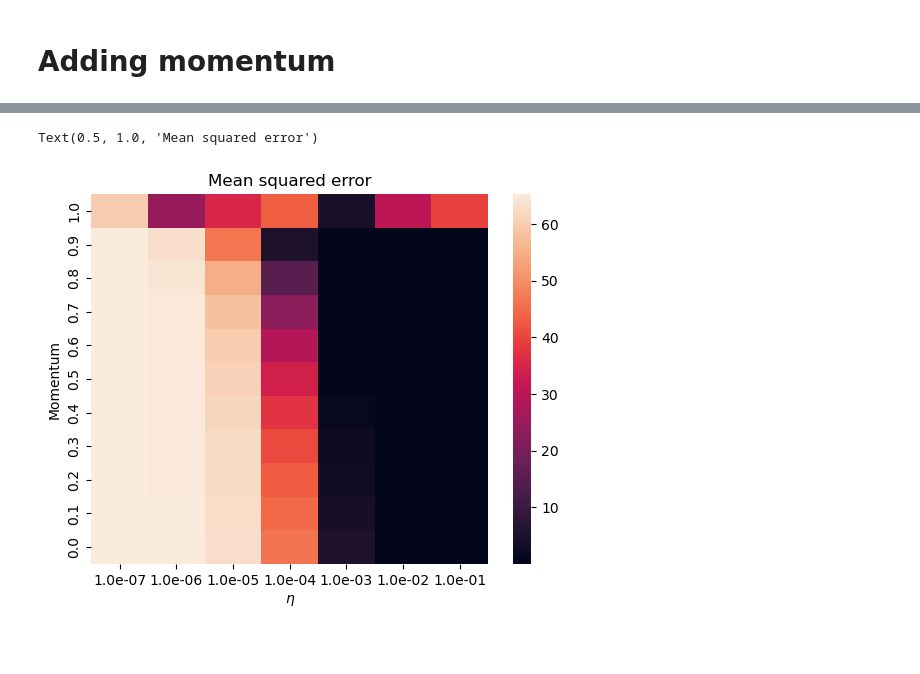
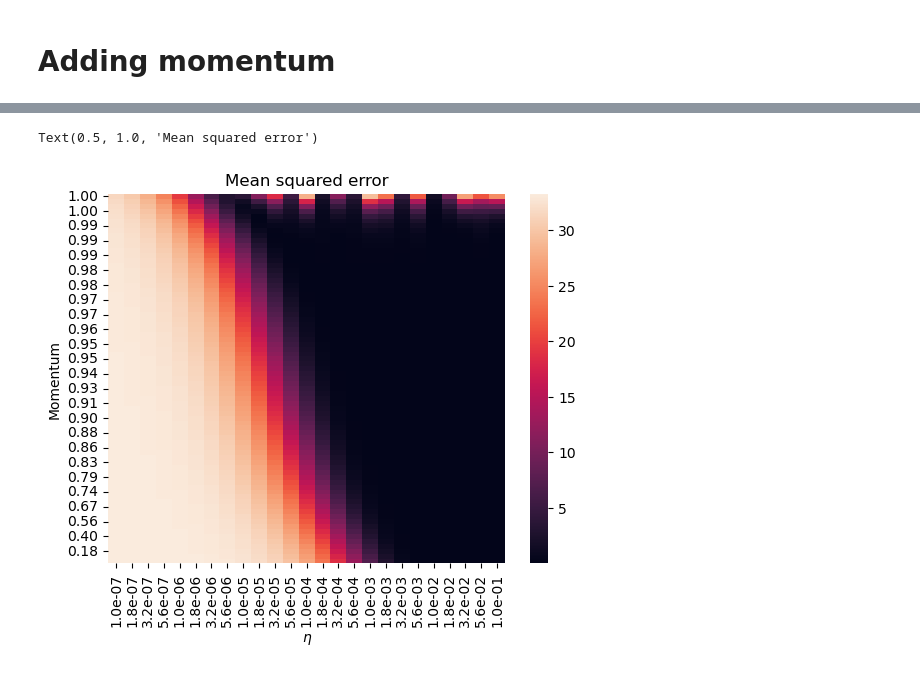
Before and after one commit to augustfe/FYSSTK, a Jupyter notebook: Project2/src/gradient_analysis.ipynb, the cells around one changed output, grey strips where cells are left out. Cells and saved outputs as stored; diff of their text form; code cells hidden in the pictures; blank space fills up the shorter version.

```diff
--- a/Project2/src/gradient_analysis.ipynb
+++ b/Project2/src/gradient_analysis.ipynb
@@ -53,14 +55,16 @@ plt.show()
 # %%
 n_points = 75
 theta_arr = snp.zeros((n_points, 3))
+error_arr = snp.zeros((n_points, n_epochs))
 eta_arr = np.logspace(-5, -0.75, n_points)
+
 base_theta = snp.random.randn(3)
-
 for i, eta in enumerate(eta_arr):
     scheduler = Constant(eta)
     Gradient = Gradients(n, x_vals, y_vals, model="OLS", method="analytic", scheduler=scheduler)
     theta = Gradient.GradientDescent(base_theta, n_epochs)
     theta_arr[i, :] = theta
+    error_arr[i, :] = Gradient.errors
 # %%
 def plot_thetas(theta_arr, x_vals, xscale="linear"):
     "Plots the first three values of theta"
@@ -133,22 +169,24 @@ plot_pred_per_eta(xnew, ynew_vals, eta_arr)
 from Schedules import Momentum
 # %%
 n_epochs = 500
-n = 200
+n = 100
 x_vals = snp.random.randn(n)
 y_vals = simple_poly(x_vals) + snp.random.randn(n)
-etas = np.logspace(-5, -1, 5, dtype=np.float64)
+etas = snp.logspace(-5, -1, 5, dtype=np.float64)
 theta = snp.random.randn(3)
 
-xnew = np.linspace(-2, 2, 100)
+xnew = snp.linspace(-2, 2, n)
 
 thetas = []
 base_theta = snp.random.randn(3)
+error_arr = []
 
 for eta in etas:
     scheduler = Momentum(eta, 0.1)
     Gradient = Gradients(n, x_vals, y_vals, model="OLS", method="analytic", scheduler=scheduler)
     theta = Gradient.GradientDescent(base_theta, n_epochs)
     thetas.append(theta)
+    error_arr.append(Gradient.errors)
 
 for eta, theta in zip(etas, thetas):
     ynew = Gradient.predict(xnew, theta)
@@ -165,6 +203,7 @@ plt.show()
 # %%
 # n_points = 200
-# theta_arr = snp.zeros((n_points, 3))
+theta_arr = snp.zeros((n_points, 3))
+error_arr = snp.zeros((n_points, n_epochs))
 # snp.random.seed(2018)
 
 # x_vals = snp.random.randn(n)
@@ -173,10 +212,11 @@ plt.show()
 # base_theta = snp.random.randn(3)
 # n_epochs = 500
 
-moment_arr = np.linspace(0, 1, n_points)
+moment_arr = snp.linspace(1/n_points, 1, n_points)
 
 for i, moment in enumerate(moment_arr):
     scheduler = Momentum(0.001, moment)
     Gradient = Gradients(n, x_vals, y_vals, model="OLS", method="analytic", scheduler=scheduler)
     theta = Gradient.GradientDescent(base_theta, n_epochs)
     theta_arr[i, :] = theta
+    error_arr[i, :] = Gradient.errors
@@ -194,13 +244,15 @@ Text(0.5, 1.0, 'Values for $\\theta$ for momentum (500 epochs)')
 # %%
 from sklearn.metrics import mean_squared_error
 from Schedules import Momentum
-from Gradient_copy import Gradients
+from Gradients import Gradients
 import numpy as snp
 import jax.numpy as np
+from tqdm import tqdm
 
-n_moment = 11
-n_eta = 7
-moment_arr = snp.linspace(0, 1, n_moment)
+n_moment = 75
+n_eta = 25
+moment_arr = snp.arctan(snp.linspace(0, 10, n_points))
+moment_arr = moment_arr / np.max(moment_arr)
 eta_arr = snp.logspace(-7, -1, n_eta)
 xnew = np.linspace(-2, 2, 100)
 ynew = simple_poly(xnew)
@@ -209,6 +261,7 @@ n_epochs = 500
 errors = snp.zeros((n_moment, n_eta))
 iters = snp.zeros((n_moment, n_eta))
 
+pbar = tqdm(total=n_moment * n_eta)
 for i, moment in enumerate(moment_arr[::-1]):
     for j, eta in enumerate(eta_arr):
         scheduler = Momentum(eta, moment)
@@ -216,17 +269,17 @@ for i, moment in enumerate(moment_arr[::-1]):
         theta = Gradient.GradientDescent(base_theta, n_epochs)
         ypred = Gradient.predict(xnew, theta)
         errors[i, j] = mean_squared_error(ynew, ypred)
+        pbar.update(1)
 # %%
 import seaborn as sns
+import pandas as pd
 
-ax = sns.heatmap(
-    errors,
-    xticklabels=[f"{eta:.1e}" for eta in eta_arr],
-    yticklabels=[f"{moment:.1f}" for moment in moment_arr[::-1]],
-)
+df = pd.DataFrame(errors, index=[f"{moment:.2f}" for moment in moment_arr[::-1]], columns=[f"{eta:.1e}" for eta in eta_arr])
+
+ax = sns.heatmap(df)
 ax.set_xlabel(r"$\eta$")
 ax.set_ylabel("Momentum")
 ax.set_title("Mean squared error")
 # %% [output]
 Text(0.5, 1.0, 'Mean squared error')
-[figure, old version]
+[figure, new version]
```
Also changed, not shown: parts of 11 cells of this notebook, 5 other files.
